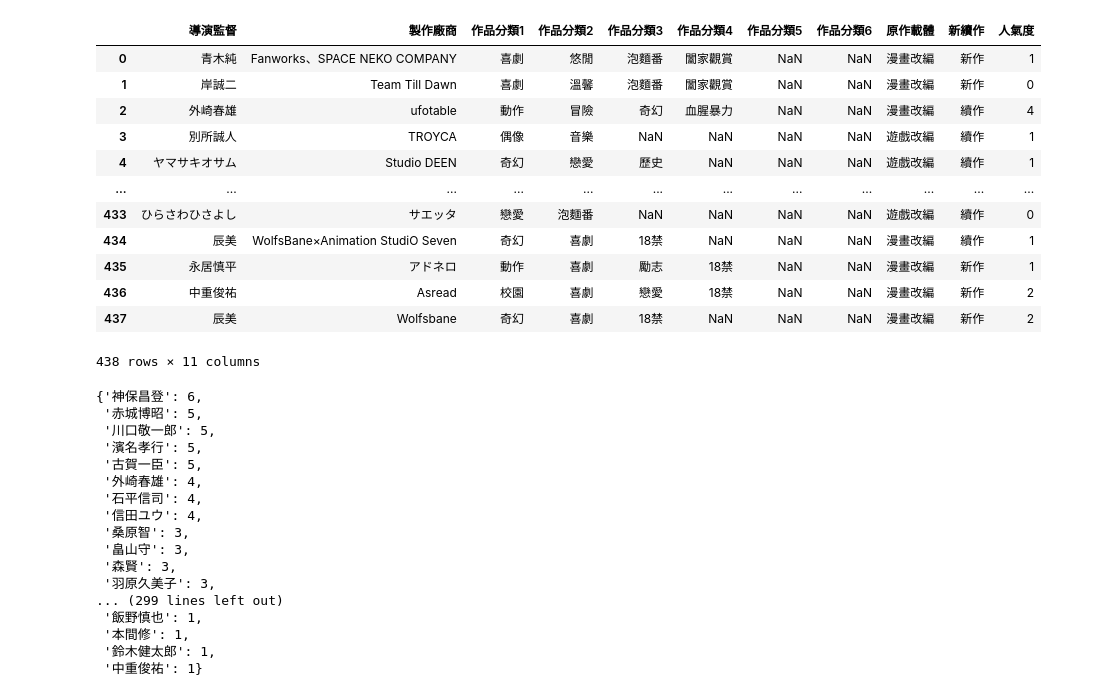
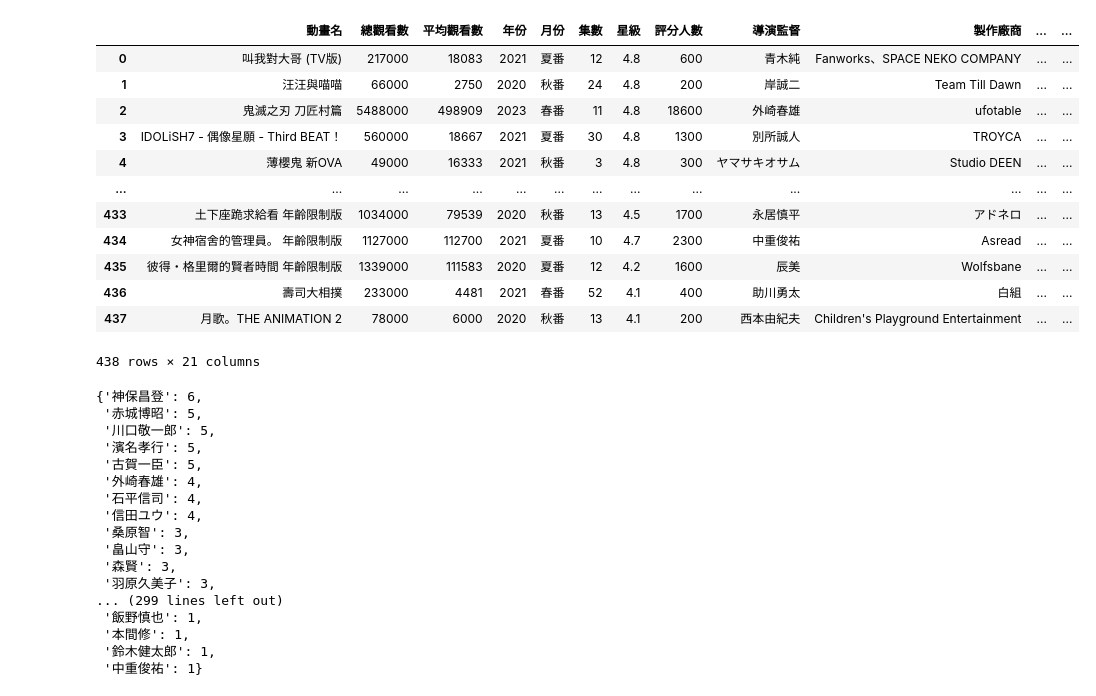
Before and after one commit to hsiaoyt0923/Anime_View_Number_Regression, a Jupyter notebook: Naive_Bayes.ipynb, the cells around one changed output. Drawn from its saved outputs; the diff is of its cells as text; code cells hidden in the pictures.

```diff
--- a/Naive_Bayes.ipynb
+++ b/Naive_Bayes.ipynb
@@ -12,20 +12,24 @@ plt.rcParams['font.sans-serif'] = ['Taipei Sans TC Beta']
 plt.rcParams['axes.unicode_minus'] = False
 sns.set(font=['sans-serif'])
 sns.set_style("whitegrid", {"font.sans-serif": ['Taipei Sans TC Beta']})
-# %%
-df = pd.read_csv('./datasource/dataset_for_NaiveBayes.csv')
-df
-# %% [output]
-|  | 導演監督 | 製作廠商 | 作品分類1 | 作品分類2 | 作品分類3 | 作品分類4 | 作品分類5 | 作品分類6 | 原作載體 | 新續作 | 人氣度 |
-| 0 | 青木純 | Fanworks、SPACE NEKO COMPANY | 喜劇 | 悠閒 | 泡麵番 | 闔家觀賞 | NaN | NaN | 漫畫改編 | 新作 | 1 |
-| 1 | 岸誠二 | Team Till Dawn | 喜劇 | 溫馨 | 泡麵番 | 闔家觀賞 | NaN | NaN | 漫畫改編 | 新作 | 0 |
-| 2 | 外崎春雄 | ufotable | 動作 | 冒險 | 奇幻 | 血腥暴力 | NaN | NaN | 漫畫改編 | 續作 | 4 |
-| 3 | 別所誠人 | TROYCA | 偶像 | 音樂 | NaN | NaN | NaN | NaN | 遊戲改編 | 續作 | 1 |
-| 4 | ヤマサキオサム | Studio DEEN | 奇幻 | 戀愛 | 歷史 | NaN | NaN | NaN | 遊戲改編 | 續作 | 1 |
-| ... | ... | ... | ... | ... | ... | ... | ... | ... | ... | ... | ... |
-| 433 | ひらさわひさよし | サエッタ | 戀愛 | 泡麵番 | NaN | NaN | NaN | NaN | 遊戲改編 | 續作 | 0 |
-| 434 | 辰美 | WolfsBane×Animation StudiO Seven | 奇幻 | 喜劇 | 18禁 | NaN | NaN | NaN | 漫畫改編 | 續作 | 1 |
-| 435 | 永居慎平 | アドネロ | 動作 | 喜劇 | 勵志 | 18禁 | NaN | NaN | 漫畫改編 | 新作 | 1 |
-| 436 | 中重俊祐 | Asread | 校園 | 喜劇 | 戀愛 | 18禁 | NaN | NaN | 漫畫改編 | 新作 | 2 |
-| 437 | 辰美 | Wolfsbane | 奇幻 | 喜劇 | 18禁 | NaN | NaN | NaN | 漫畫改編 | 新作 | 2 |
-438 rows × 11 columns
+# %%
+df = pd.read_csv('./datasource/BaHaMut_9.csv')
+df['觀看數(萬)'] = round(df['平均觀看數'], ndigits=-4) // 10000
+df['評分人數'] = round(df['評分人數'], ndigits=-2)
+
+df.to_csv('./datasource/BaHaMut_9.csv', index=False)
+df
+# %% [output]
+|  | 動畫名 | 總觀看數 | 平均觀看數 | 年份 | 月份 | 集數 | 星級 | 評分人數 | 導演監督 | 製作廠商 | ... | ... |
+| 0 | 叫我對大哥 (TV版) | 217000 | 18083 | 2021 | 夏番 | 12 | 4.8 | 600 | 青木純 | Fanworks、SPACE NEKO COMPANY | ... | ... |
+| 1 | 汪汪與喵喵 | 66000 | 2750 | 2020 | 秋番 | 24 | 4.8 | 200 | 岸誠二 | Team Till Dawn | ... | ... |
+| 2 | 鬼滅之刃 刀匠村篇 | 5488000 | 498909 | 2023 | 春番 | 11 | 4.8 | 18600 | 外崎春雄 | ufotable | ... | ... |
+| 3 | IDOLiSH7 - 偶像星願 - Third BEAT！ | 560000 | 18667 | 2021 | 夏番 | 30 | 4.8 | 1300 | 別所誠人 | TROYCA | ... | ... |
+| 4 | 薄櫻鬼 新OVA | 49000 | 16333 | 2021 | 秋番 | 3 | 4.8 | 300 | ヤマサキオサム | Studio DEEN | ... | ... |
+| ... | ... | ... | ... | ... | ... | ... | ... | ... | ... | ... | ... | ... |
+| 433 | 土下座跪求給看 年齡限制版 | 1034000 | 79539 | 2020 | 秋番 | 13 | 4.5 | 1700 | 永居慎平 | アドネロ | ... | ... |
+| 434 | 女神宿舍的管理員。 年齡限制版 | 1127000 | 112700 | 2021 | 夏番 | 10 | 4.7 | 2300 | 中重俊祐 | Asread | ... | ... |
+| 435 | 彼得・格里爾的賢者時間 年齡限制版 | 1339000 | 111583 | 2020 | 夏番 | 12 | 4.2 | 1600 | 辰美 | Wolfsbane | ... | ... |
+| 436 | 壽司大相撲 | 233000 | 4481 | 2021 | 春番 | 52 | 4.1 | 400 | 助川勇太 | 白組 | ... | ... |
+| 437 | 月歌。THE ANIMATION 2 | 78000 | 6000 | 2020 | 秋番 | 13 | 4.1 | 200 | 西本由紀夫 | Children's Playground Entertainment | ... | ... |
+438 rows × 21 columns
```
Also changed, not shown: parts of 16 cells of this notebook, 11 other files.
